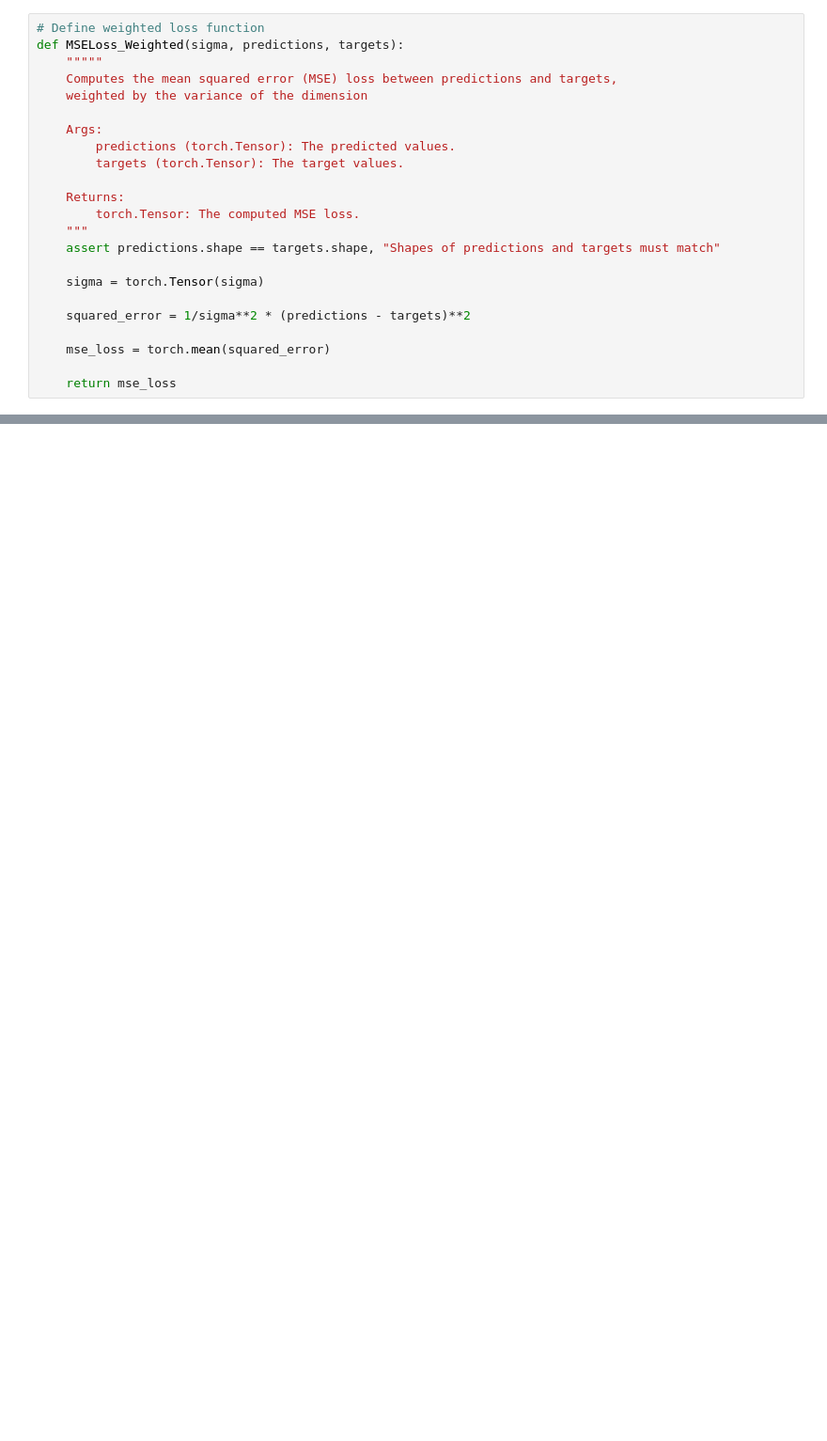
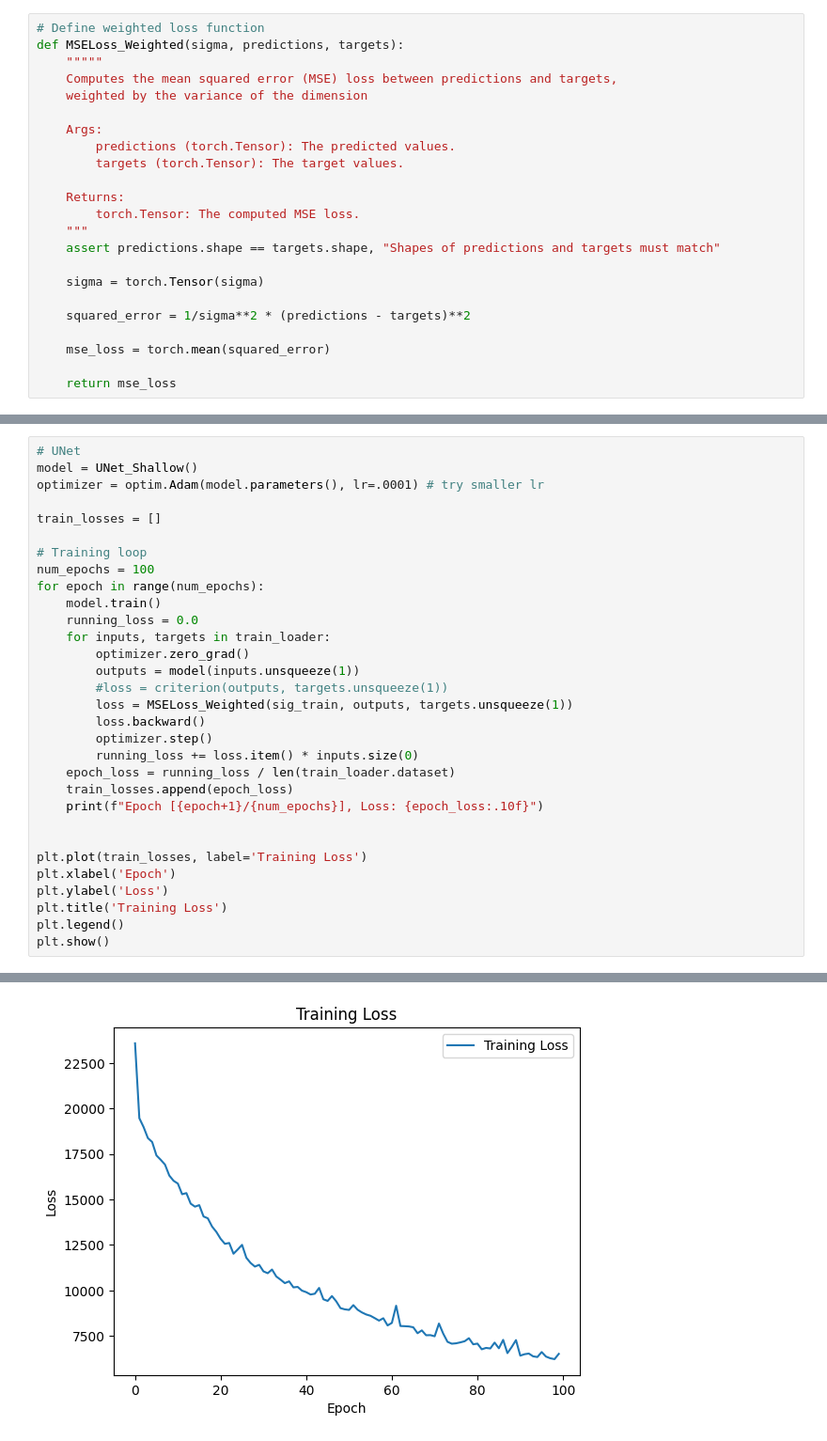
Before and after one commit to abbystokes/SBI_SGWB_DSMMA, a Jupyter notebook: Abby/Abbys_UNet.ipynb, the cells around one changed output, grey strips where cells are left out. Shown at 94% size. Cells and saved outputs as stored; diff of their text form; blank space fills up the shorter version.

```diff
--- a/Abby/Abbys_UNet.ipynb
+++ b/Abby/Abbys_UNet.ipynb
@@ -463,0 +388,32 @@ Epoch [100/100], Loss: 49.9797121853
+# %%
+# UNet
+model = UNet_Shallow()
+optimizer = optim.Adam(model.parameters(), lr=.0001) # try smaller lr
+
+train_losses = []
+
+# Training loop
+num_epochs = 100
+for epoch in range(num_epochs):
+    model.train()
+    running_loss = 0.0
+    for inputs, targets in train_loader:
+        optimizer.zero_grad()
+        outputs = model(inputs.unsqueeze(1))
+        #loss = criterion(outputs, targets.unsqueeze(1))
+        loss = MSELoss_Weighted(sig_train, outputs, targets.unsqueeze(1))
+        loss.backward()
+        optimizer.step()
+        running_loss += loss.item() * inputs.size(0)
+    epoch_loss = running_loss / len(train_loader.dataset)
+    train_losses.append(epoch_loss)
+    print(f"Epoch [{epoch+1}/{num_epochs}], Loss: {epoch_loss:.10f}")
+
+
+plt.plot(train_losses, label='Training Loss')
+plt.xlabel('Epoch')
+plt.ylabel('Loss')
+plt.title('Training Loss')
+plt.legend()
+plt.show()
+# %% [output]
@@ -464,3 +437,4 @@ Epoch [100/100], Loss: 49.9797121853
+[figure, added]
 # %%
 # plotting example output
 
```
Also changed, not shown: parts of 23 cells of this notebook.
